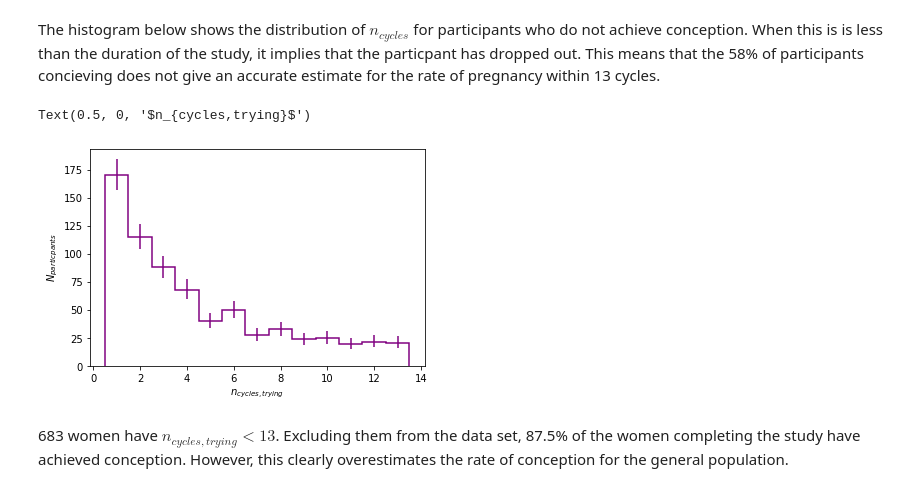
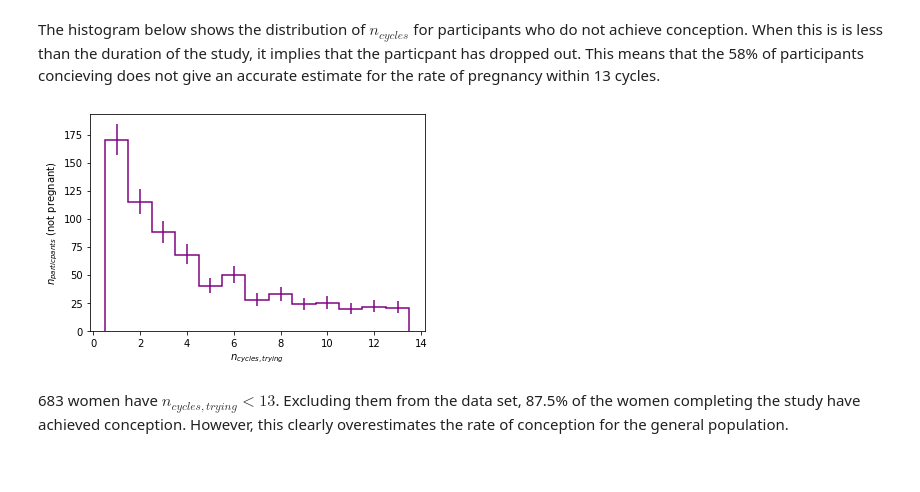
Before and after one commit to kdlong/NCA, a Jupyter notebook: TTP_analysis.ipynb, the cells around one changed output. Drawn from its saved outputs; the diff is of its cells as text; code cells hidden in the pictures.

```diff
--- a/TTP_analysis.ipynb
+++ b/TTP_analysis.ipynb
@@ -65,11 +60,11 @@ The histogram below shows the distribution of $n_{cycles}$ for participants who
 # %%
 hnon = hist.Hist(hist.axis.Regular(13, 0.5, 13.5, name="n_cycles")).fill(df[df["outcome"] == "not_pregnant"]["n_cycles_trying"])
 fig = hnon.plot(color='purple')
-plt.ylabel("$N_{particpants}$")
+plt.ylabel("$n_{particpants}$ (not pregnant)")
 plt.xlabel("$n_{cycles,trying}$")
+plt.savefig('plots/notpregnant_ncycles.png', dpi=600)
 # %% [output]
-Text(0.5, 0, '$n_{cycles,trying}$')
-[figure, old version]
+[figure, new version]
 # %% [markdown]
 683 women have $n_{cycles,trying} < 13$. Excluding them from the data set, 87.5% of the women completing the study have achieved conception. However, this clearly overestimates the rate of conception for the general population.
 # %%
```
Also changed, not shown: parts of 7 cells of this notebook, 3 other files.
